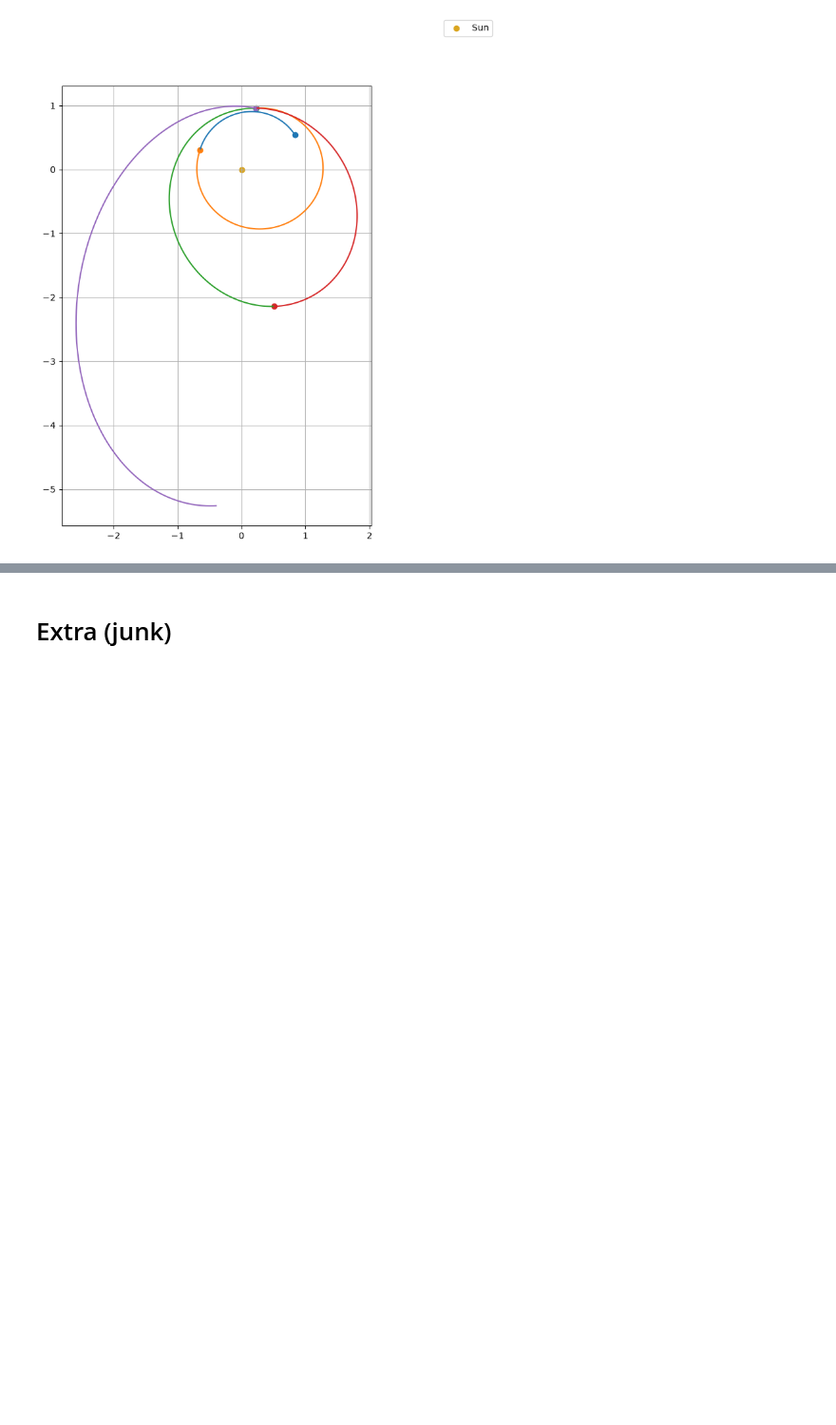
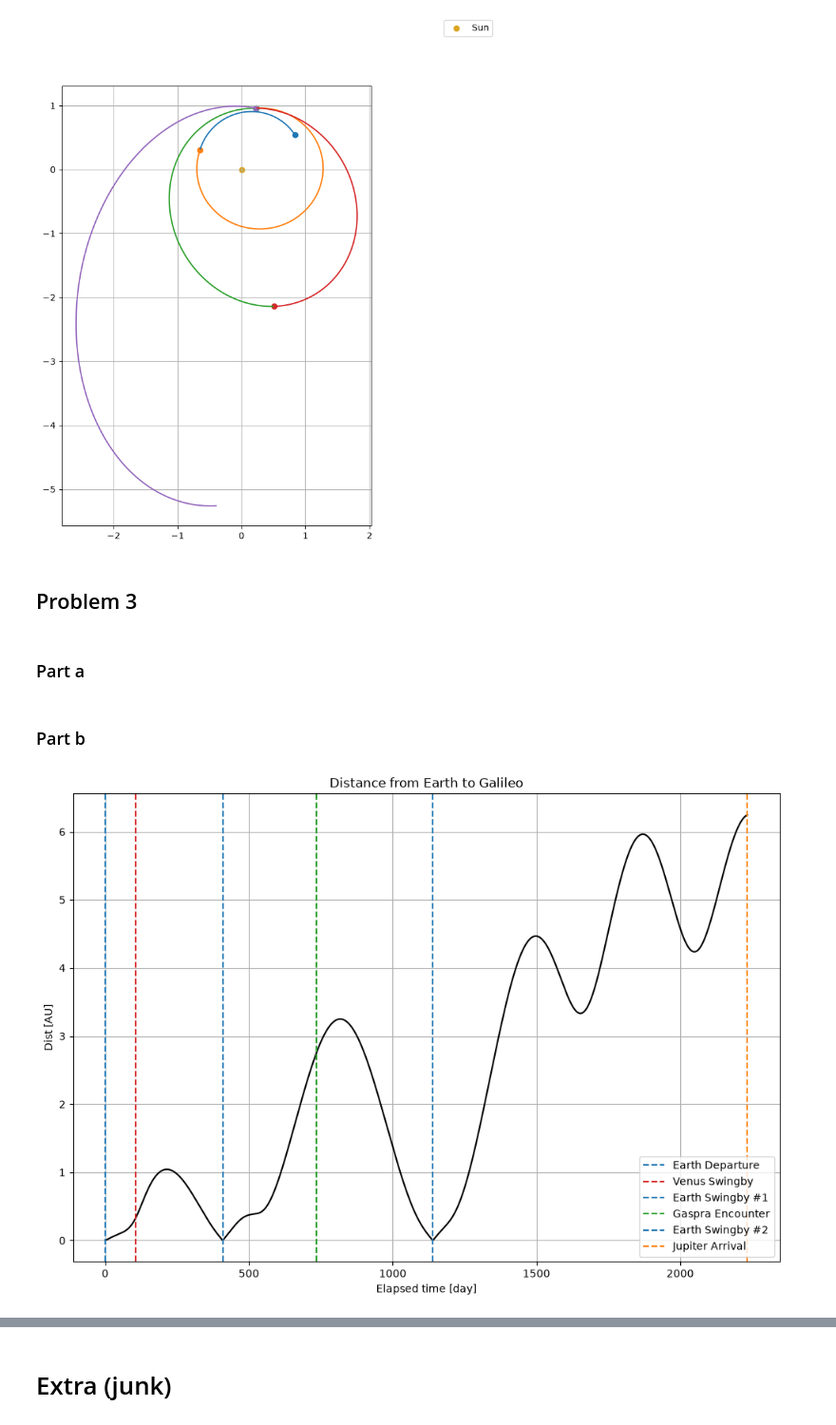
Before and after one commit to Cesium-Lab/stanford, a Jupyter notebook: aa279b/hw4/hw4.ipynb, the cells around one changed output, grey strips where cells are left out. Shown at 95% size. Saved outputs shown, nothing was run; the diff lists cells and outputs as text; code cells hidden in the pictures; blank space fills up the shorter version.

```diff
--- a/aa279b/hw4/hw4.ipynb
+++ b/aa279b/hw4/hw4.ipynb
@@ -192,0 +209,15 @@ plot_3d(planet_states, t_arrs, bodies={"name": "Sun", "radius": R_SUN}, title="T
+# %% [markdown]
+## Problem 3
+# %% [markdown]
+### Part a
+# %%
+from orbital import ECI_from_HCI
+
+full_t = np.concatenate(t_arrs)
+full_traj = np.concatenate(planet_r_hci_arr)
+
+# Earth position
+earth_rv0 = np.concatenate((flybys[0].r_HCI, flybys[0].v_HCI))
+
+earth_rv_HCI = solve_ivp(sun_two_body, (full_t[0], full_t[-1]), earth_rv0, method='LSODA', t_eval=full_t, rtol=1e-6, atol=1e-9).y
+r_galileo_earth_HCI = full_traj - earth_rv_HCI[:3].T
@@ -192,0 +232,30 @@ plot_3d(planet_states, t_arrs, bodies={"name": "Sun", "radius": R_SUN}, title="T
+# %% [markdown]
+### Part b
+# %%
+plt.figure(figsize=(12,8))
+plt.title("Distance from Earth to Galileo")
+
+# Plotted thing
+plt.plot((full_t - full_t[0]) / DAY_TO_SEC, norm(r_galileo_earth_HCI,axis=1) / AU_TO_KM, color="k")
+
+# Each flyby
+for flyby in flybys:
+    if "Earth" in flyby.name:
+        color = "tab:blue"
+    elif "Venus" in flyby.name:
+        color = "tab:red"
+    elif "Gaspra" in flyby.name:
+        color = "tab:green"
+    else:
+        color = "tab:orange"
+
+    plt.axvline(flyby.jd - full_t[0] / DAY_TO_SEC, linestyle="--", color=color, label=flyby.name)
+
+
+plt.xlabel("Elapsed time [day]")
+plt.ylabel("Dist [AU]")
+plt.grid(True)
+plt.legend()
+plt.show()
+# %% [output]
+[figure, added]
```
Also changed, not shown: parts of 7 cells of this notebook, 2 other files.
